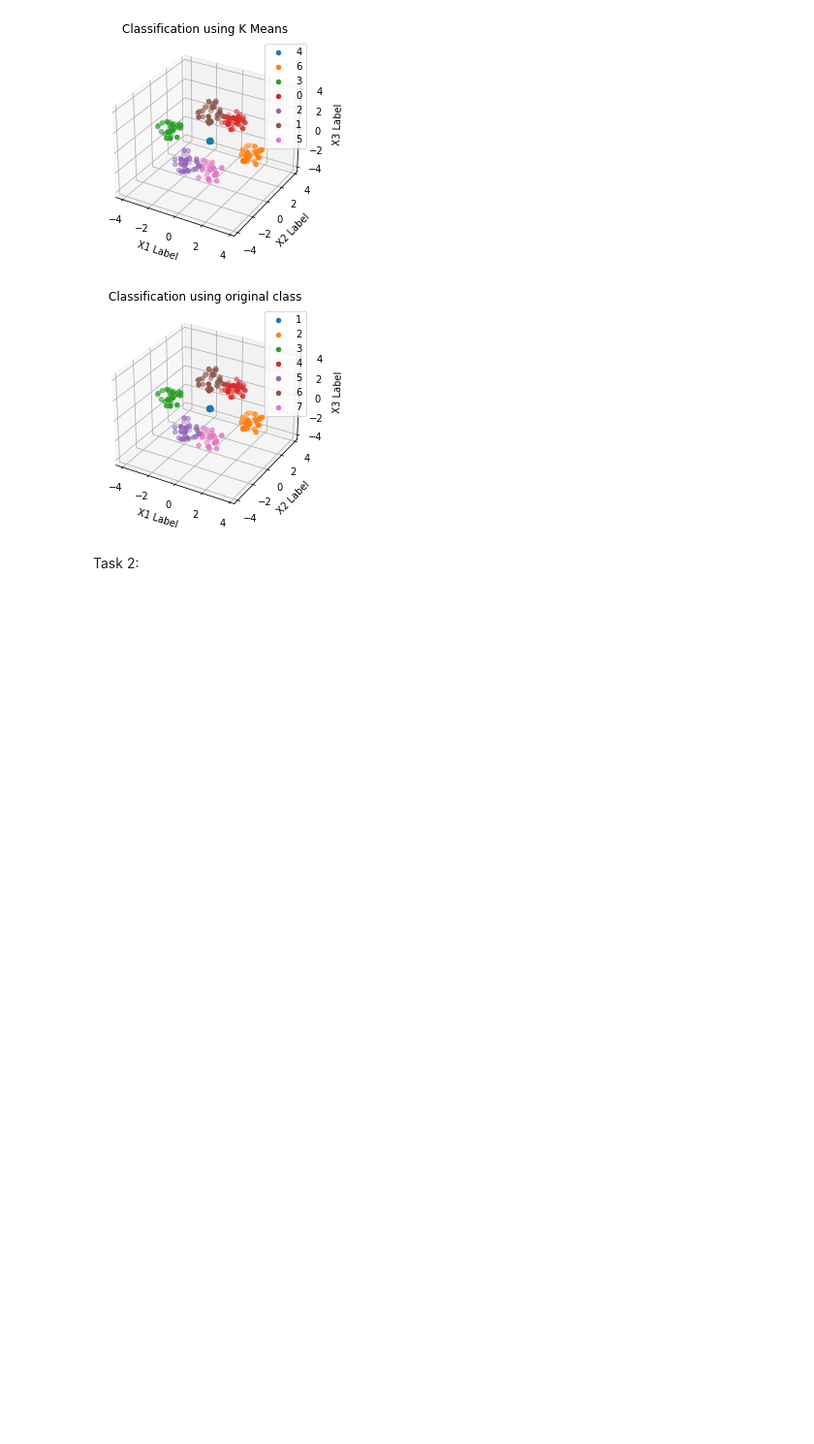
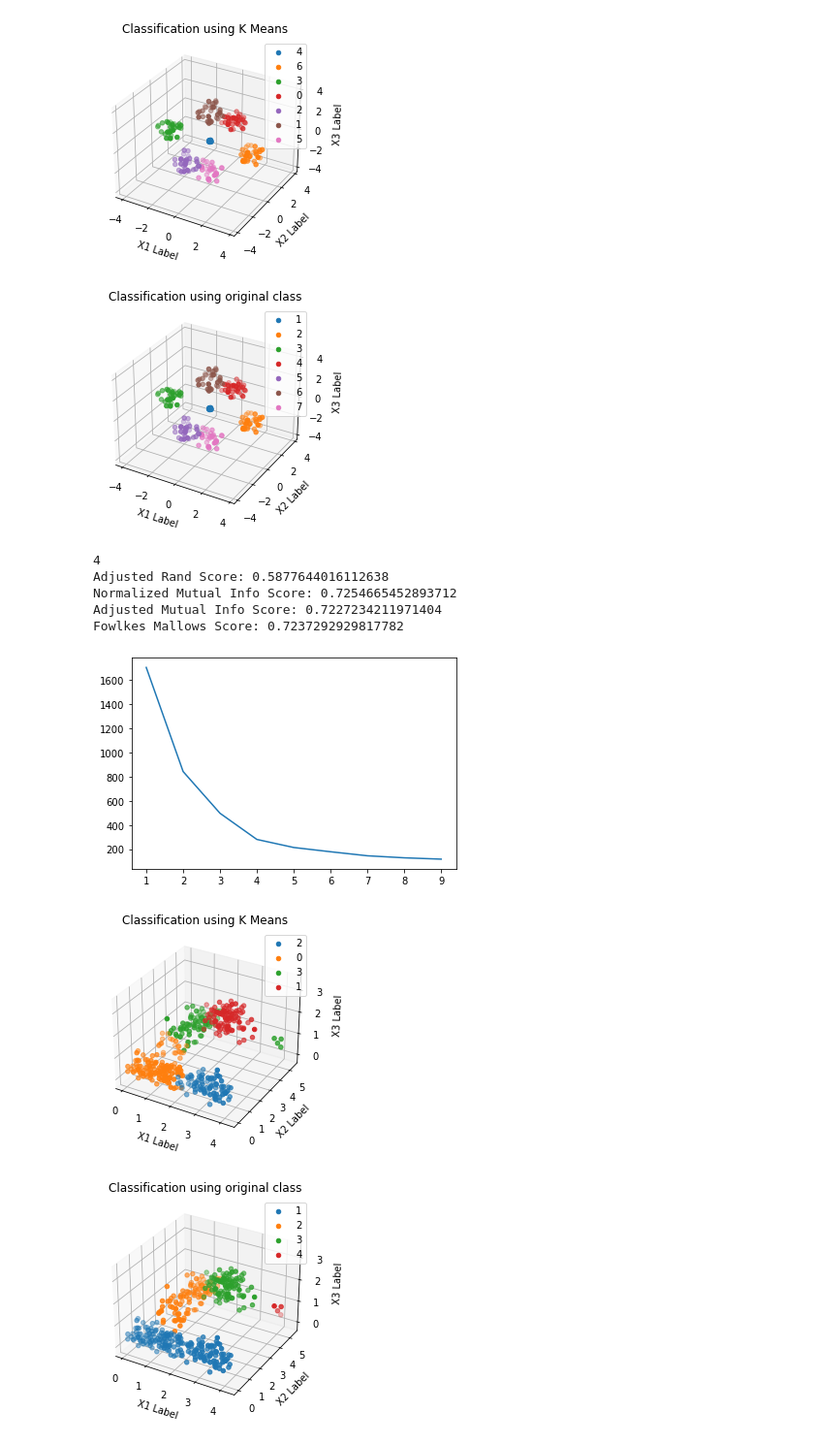
Before and after one commit to glazedonut/IEClusteingAnalysisProject, a Jupyter notebook: report.ipynb, the cells around one changed output. Shown at 97% size. Saved outputs shown, nothing was run; the diff lists cells and outputs as text; code cells hidden in the pictures; blank space fills up the shorter version.

```diff
--- a/report.ipynb
+++ b/report.ipynb
@@ -82,5 +85,3 @@ Fowlkes Mallows Score: 1.0
 [figure]
 [figure]
 [figure]
-# %% [markdown]
-Task 2:
@@ -110,0 +88,12 @@ def validate Kmeans_Unsupervised(data):
+# %%
+data2=create_K_meanselbow_task1("data/data2.csv")
+create_3dscatter(data2)
+# %% [output]
+4
+Adjusted Rand Score: 0.5877644016112638
+Normalized Mutual Info Score: 0.7254665452893712
+Adjusted Mutual Info Score: 0.7227234211971404
+Fowlkes Mallows Score: 0.7237292929817782
+[figure, added]
+[figure, added]
+[figure, added]
```
Also changed, not shown: parts of 10 cells of this notebook, 1 other file.
